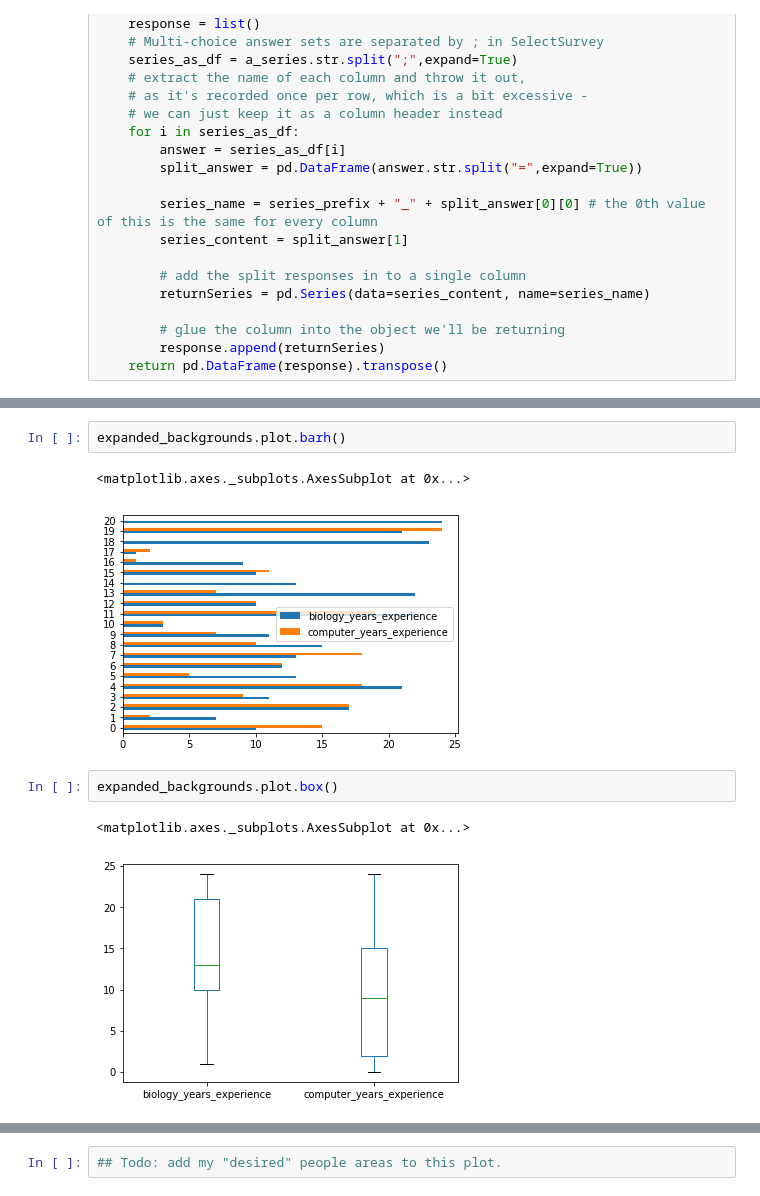
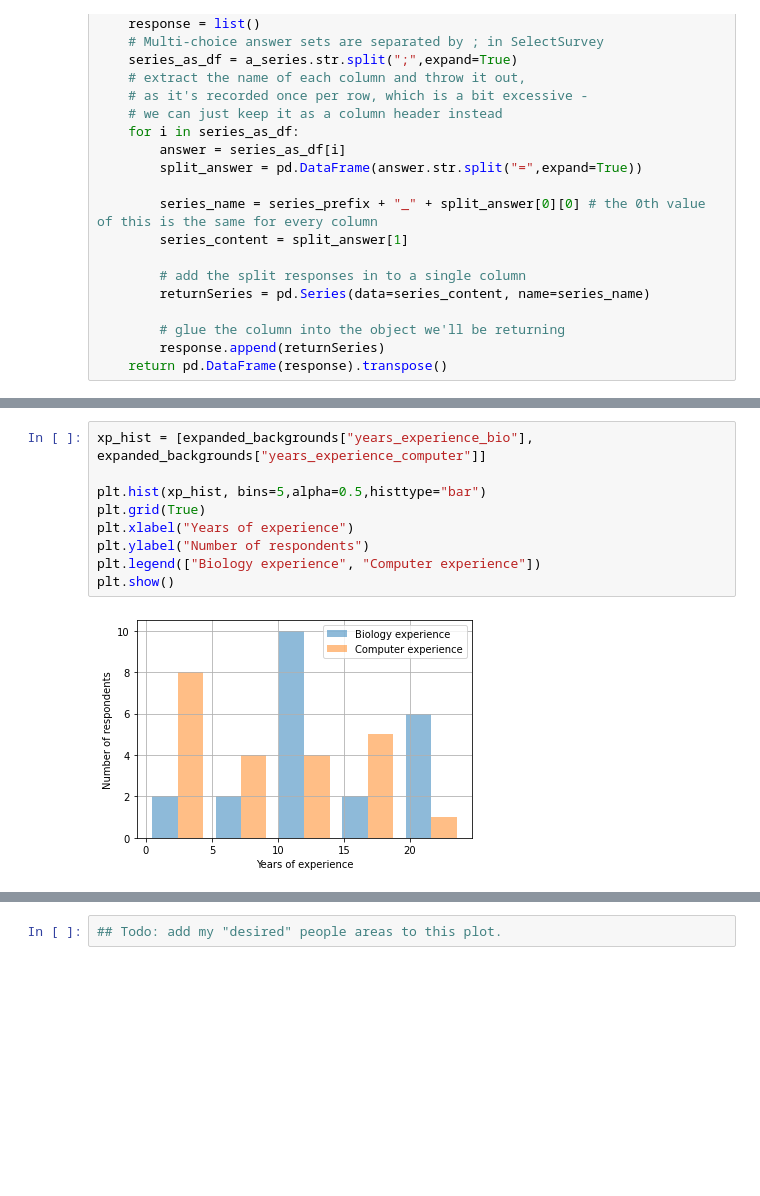
Before and after one commit to yochannah/subjective-data-models-analysis, a Jupyter notebook: import_data.ipynb, the cells around one changed output, grey strips where cells are left out. Drawn from its saved outputs; the diff is of its cells as text; blank space fills up the shorter version.

```diff
--- a/import_data.ipynb
+++ b/import_data.ipynb
@@ -119,10 +112,11 @@ expanded_backgrounds.plot.hist(bins=7,alpha=0.5)
-# %%
-expanded_backgrounds.plot.barh()
-# %% [output]
-<matplotlib.axes._subplots.AxesSubplot at 0x...>
-[figure, removed]
-# %%
-expanded_backgrounds.plot.box()
-# %% [output]
-<matplotlib.axes._subplots.AxesSubplot at 0x...>
-[figure, removed]
+# %%
+xp_hist = [expanded_backgrounds["years_experience_bio"], expanded_backgrounds["years_experience_computer"]]
+
+plt.hist(xp_hist, bins=5,alpha=0.5,histtype="bar")
+plt.grid(True)
+plt.xlabel("Years of experience")
+plt.ylabel("Number of respondents")
+plt.legend(["Biology experience", "Computer experience"])
+plt.show()
+# %% [output]
+[figure, added]
```
Also changed, not shown: parts of 14 cells of this notebook, 1 other file.
